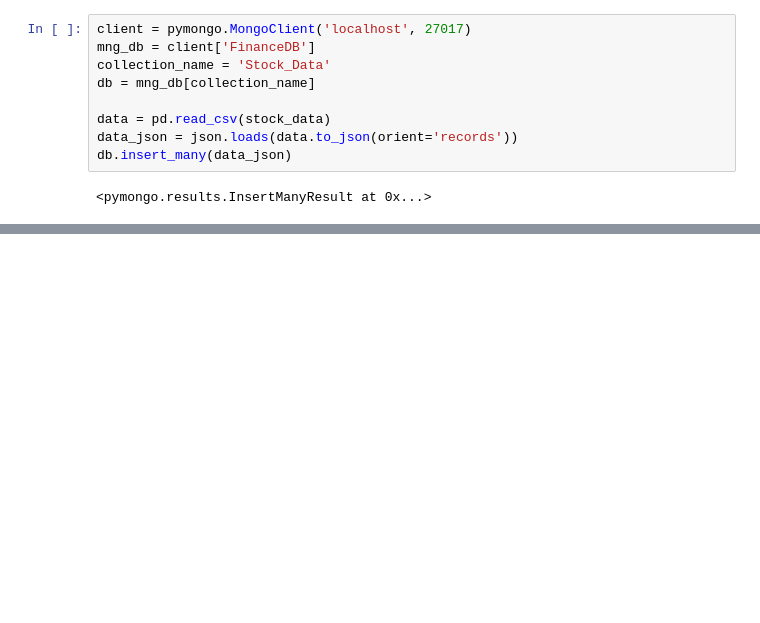
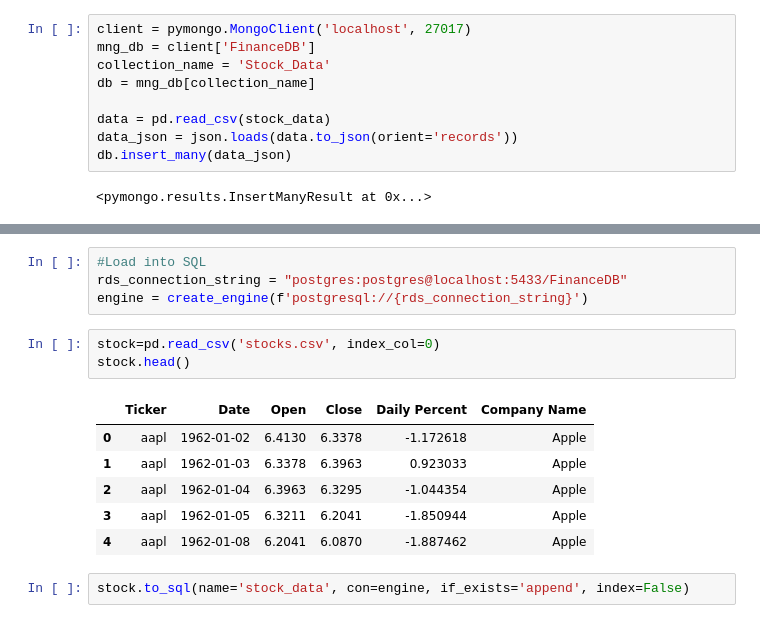
Before and after one commit to kennknisley/etl-project, a Jupyter notebook: ExtractionStock.ipynb, the cells around one changed output, grey strips where cells are left out. Cells and saved outputs as stored; diff of their text form; blank space fills up the shorter version.

```diff
--- a/ExtractionStock.ipynb
+++ b/ExtractionStock.ipynb
@@ -97,0 +111,16 @@ db.insert_many(data_json)
+# %%
+#Load into SQL
+rds_connection_string = "postgres:postgres@localhost:5433/FinanceDB"
+engine = create_engine(f'postgresql://{rds_connection_string}')
+# %%
+stock=pd.read_csv('stocks.csv', index_col=0)
+stock.head()
+# %% [output]
+|  | Ticker | Date | Open | Close | Daily Percent | Company Name |
+| 0 | aapl | 1962-01-02 | 6.4130 | 6.3378 | -1.172618 | Apple |
+| 1 | aapl | 1962-01-03 | 6.3378 | 6.3963 | 0.923033 | Apple |
+| 2 | aapl | 1962-01-04 | 6.3963 | 6.3295 | -1.044354 | Apple |
+| 3 | aapl | 1962-01-05 | 6.3211 | 6.2041 | -1.850944 | Apple |
+| 4 | aapl | 1962-01-08 | 6.2041 | 6.0870 | -1.887462 | Apple |
+# %%
+stock.to_sql(name='stock_data', con=engine, if_exists='append', index=False)
```
Also changed, not shown: parts of 7 cells of this notebook, 3 other files.
